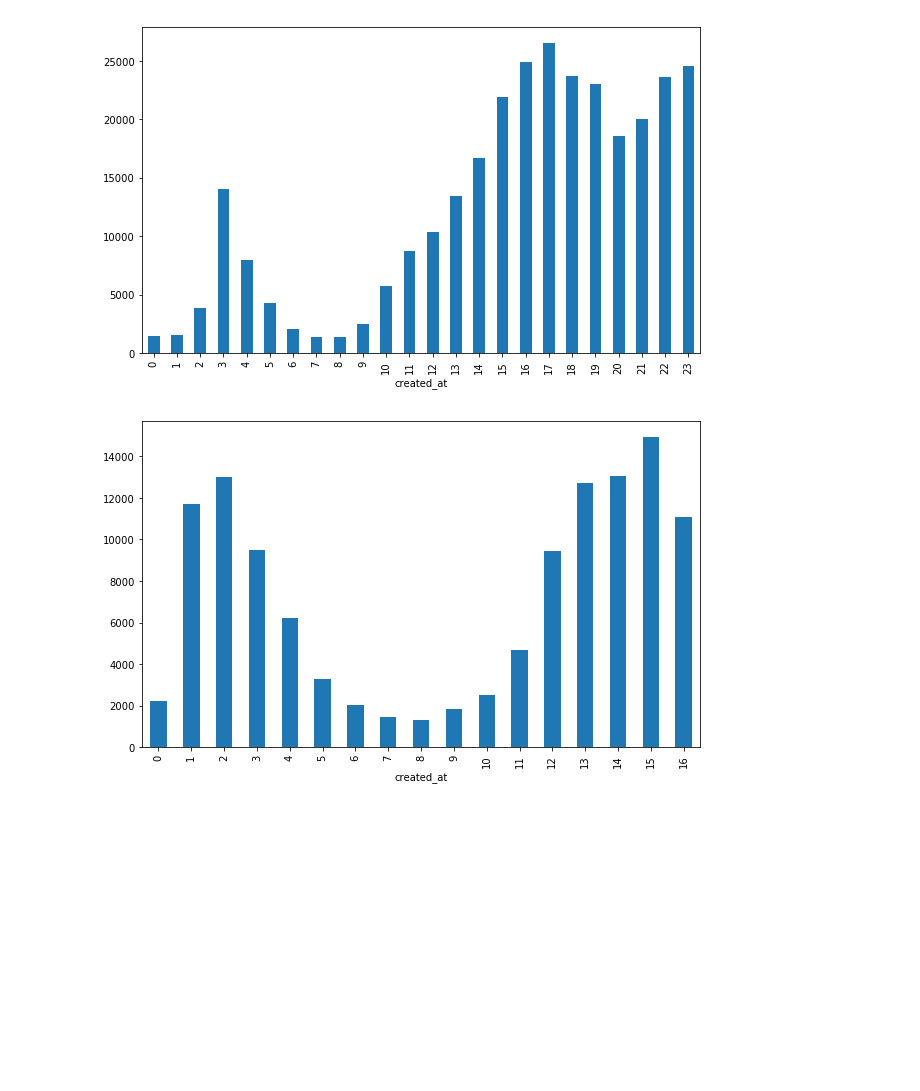
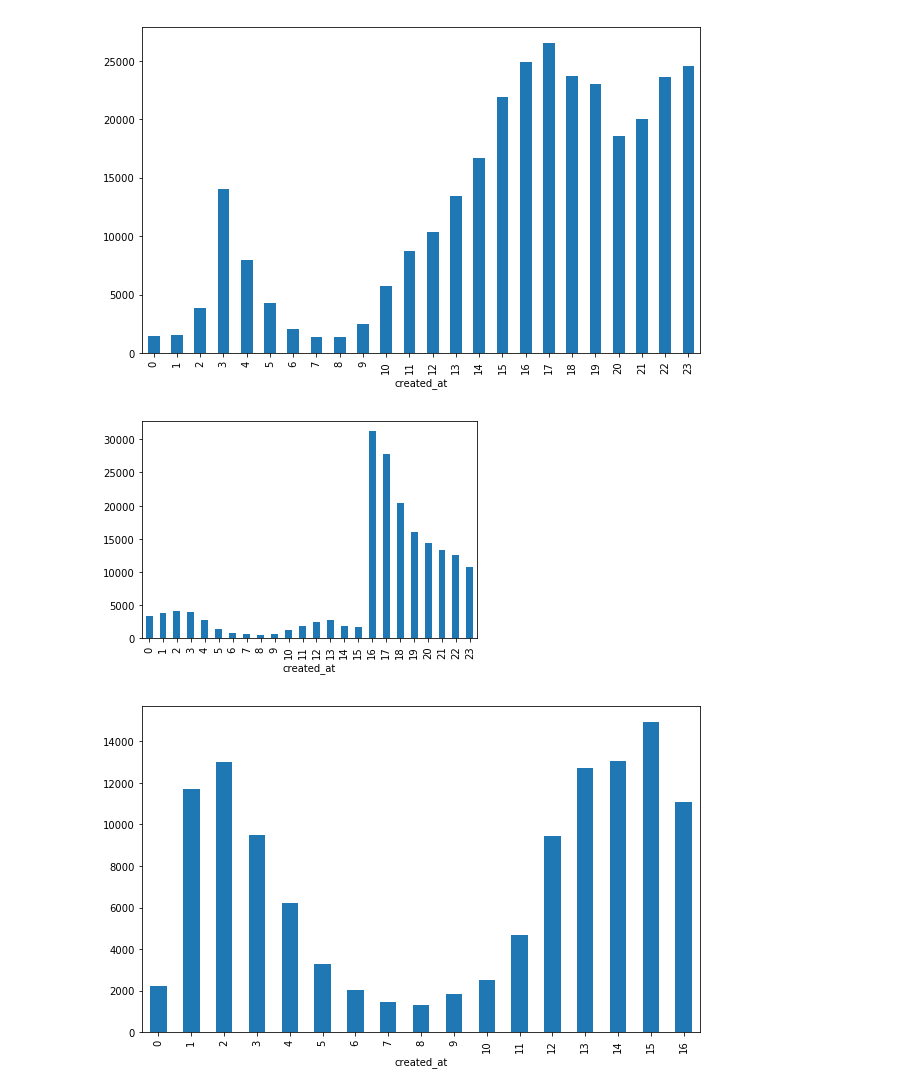
Before and after one commit to juan-analian/mentoria-diplodatos-2019, a Jupyter notebook: users_and_tweets.ipynb, the cells around one changed output. Cells and saved outputs as stored; diff of their text form; code cells hidden in the pictures; blank space fills up the shorter version.

```diff
--- a/users_and_tweets.ipynb
+++ b/users_and_tweets.ipynb
@@ -410,6 +410,11 @@ df_tweets_junio[df_tweets_junio.created_at.dt.day == 13]["created_at"].groupby(d
 plt.show()
 # %% [output]
 [figure]
+# %%
+df_tweets_junio[df_tweets_junio.created_at.dt.day == 14]["created_at"].groupby(df_tweets_junio["created_at"].dt.hour).count().plot(kind="bar")
+plt.show()
+# %% [output]
+[figure, added]
 # %%
 df_tweets_agosto["created_at"].groupby(df_tweets_agosto["created_at"].dt.hour).count().plot(kind="bar")
 plt.show()
```
Also changed, not shown: parts of 29 cells of this notebook.
